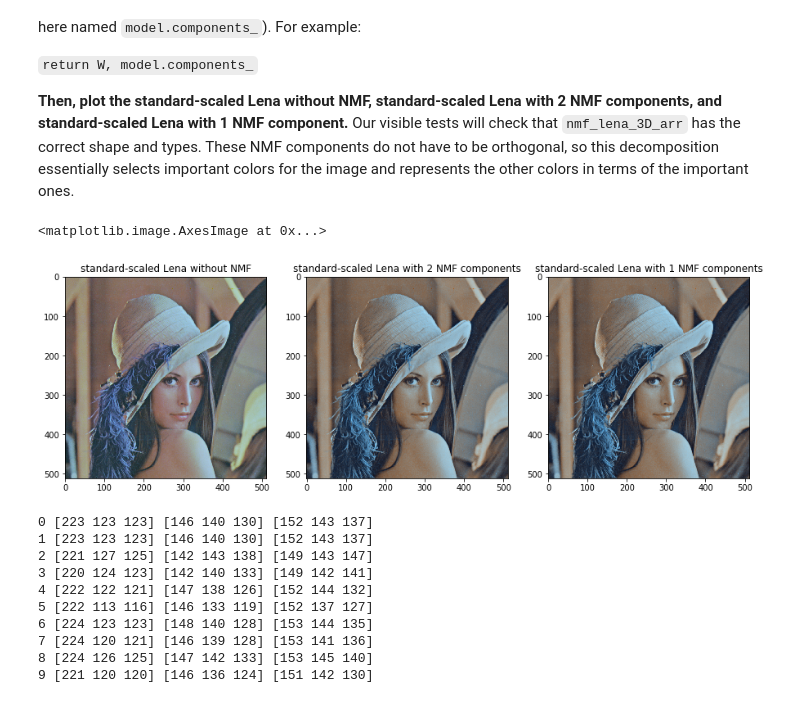
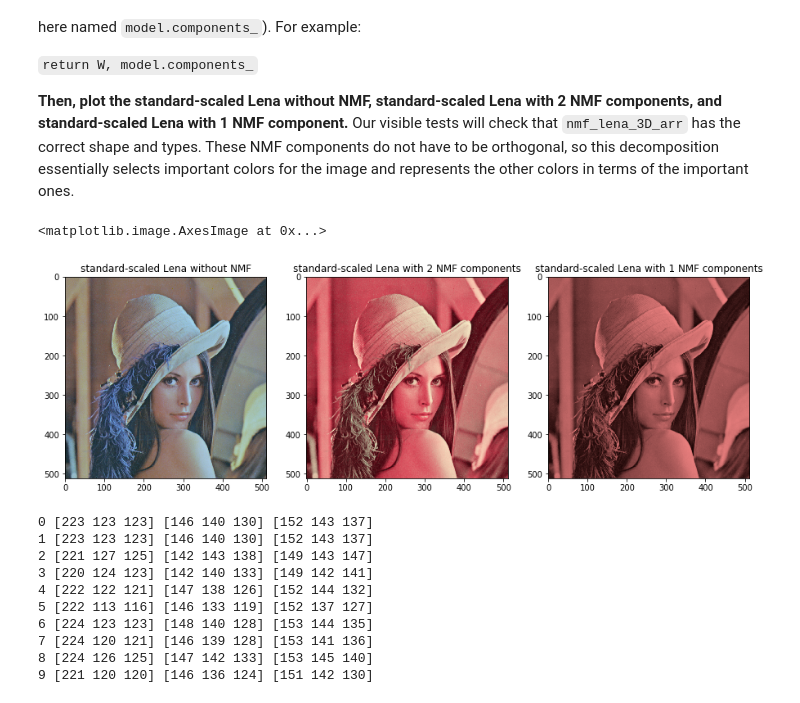
Before and after one commit to fr8nkL/img-processing, a Jupyter notebook: Homework-4-KMeans.ipynb, the cells around one changed output. Drawn from its saved outputs; the diff is of its cells as text; code cells hidden in the pictures.

```diff
--- a/Homework-4-KMeans.ipynb
+++ b/Homework-4-KMeans.ipynb
@@ -318,40 +324,41 @@ If you implemented PCA correctly, you should be convinced that orthogonal colors
 # %%
 # TODO: Complete the nmf_lena function and plot 3 versions of Lena. (5 points)
 
 def nmf_lena(data, n_components):
     X = data.copy()
     nmf = NMF(n_components=n_components, init='random', random_state=0)
     W = nmf.fit_transform(X)
     return W, nmf.components_
 
 # define figure size and subplot position
+nrows = 1
+ncols = 3
 plt.figure(figsize = (15,15))
-pos = 131
 
 # plot the standard-scaled Lena without PCA
-plt.subplot(pos).set_title("standard-scaled Lena without NMF")
+plt.subplot(nrows,ncols,1).set_title("standard-scaled Lena without NMF")
 plt.imshow(standard_lena_3D_arr)
 
 # plot the standard-scaled Lena with n_components PCA components
 n_components = 1
 W,H = nmf_lena(lena_2D_arr, n_components)
 nmf_lena_2D_arr = rescale_2D( W.dot(H) )
 nmf_lena_3D_arr = nmf_lena_2D_arr.reshape(x_size,y_size,channels)
-plt.subplot(pos+3-n_components).set_title("standard-scaled Lena with " + str(n_components) + " NMF components")
-plt.imshow(pca_lena_3D_arr)
+plt.subplot(nrows,ncols,4-n_components).set_title("standard-scaled Lena with " + str(n_components) + " NMF components")
+plt.imshow(nmf_lena_3D_arr)
 
 n_components = 2
 W,H = nmf_lena(lena_2D_arr, n_components)
 nmf_lena_2D_arr = rescale_2D( W.dot(H) )
 nmf_lena_3D_arr = nmf_lena_2D_arr.reshape(x_size,y_size,channels)
-plt.subplot(pos+3-n_components).set_title("standard-scaled Lena with " + str(n_components) + " NMF components")
-plt.imshow(pca_lena_3D_arr)
+plt.subplot(nrows,ncols,4-n_components).set_title("standard-scaled Lena with " + str(n_components) + " NMF components")
+plt.imshow(nmf_lena_3D_arr)
 
 # YOUR CODE HERE
 # raise NotImplementedError()
 # %% [output]
 <matplotlib.image.AxesImage at 0x...>
-[figure, old version]
+[figure, new version]
 # %%
 for i in range(10):
     print(i, nmf_lena_2D_arr[i], pca_lena_2D_arr[i], standard_lena_2D_arr[i])
```
Also changed, not shown: parts of 27 cells of this notebook.
